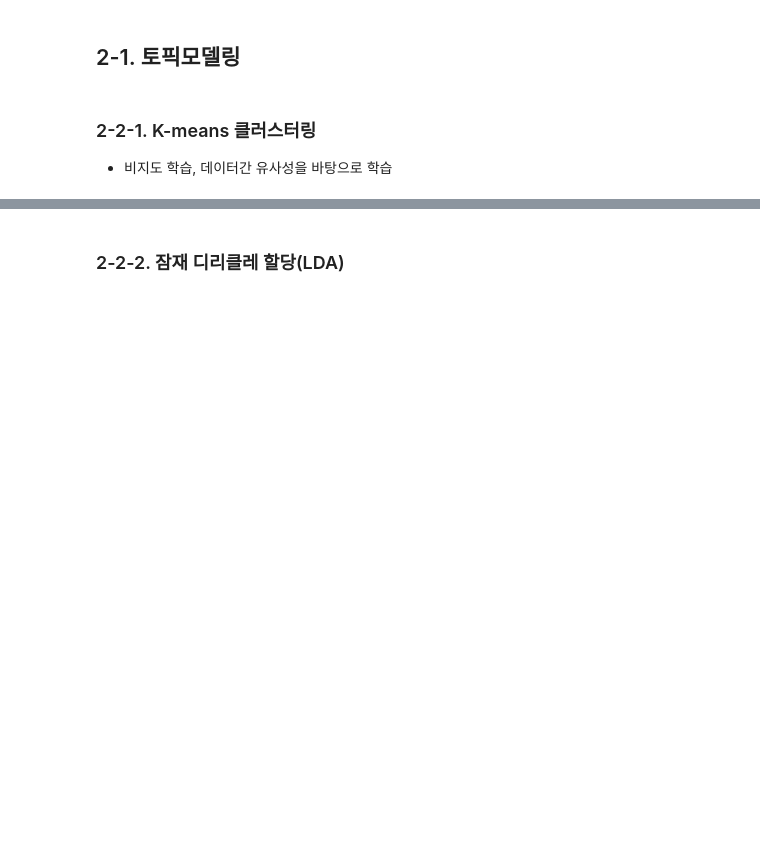
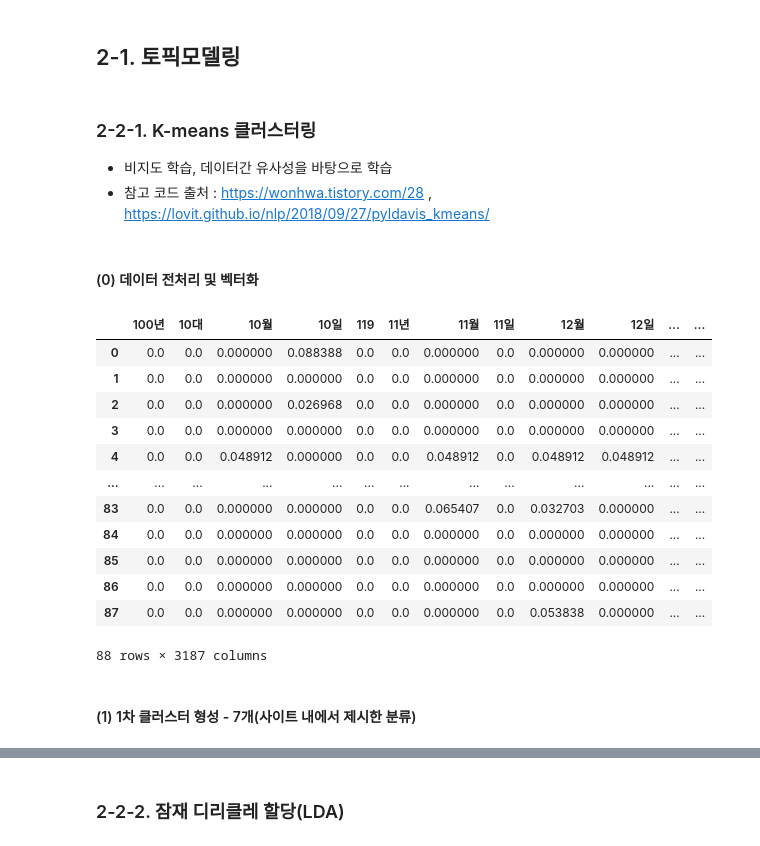
Before and after one commit to An-JIeun/portfolio, a Jupyter notebook: 텍스트마이닝_수업/텍마팀플.ipynb, the cells around one changed output, grey strips where cells are left out. Saved outputs shown, nothing was run; the diff lists cells and outputs as text; code cells hidden in the pictures; blank space fills up the shorter version.

```diff
--- a/텍스트마이닝_수업/텍마팀플.ipynb
+++ b/텍스트마이닝_수업/텍마팀플.ipynb
@@ -333,3 +375,6 @@ make_wc(gen_dict, '총류 분야 출현 빈도 상위 300개 단어', 'PuBu')
 # %% [markdown]
 ### 2-2-1. K-means 클러스터링
 - 비지도 학습, 데이터간 유사성을 바탕으로 학습
+- 참고 코드 출처 : https://wonhwa.tistory.com/28 , https://lovit.github.io/nlp/2018/09/27/pyldavis_kmeans/
+# %% [markdown]
+#### (0) 데이터 전처리 및 벡터화
@@ -335,0 +403,18 @@ make_wc(gen_dict, '총류 분야 출현 빈도 상위 300개 단어', 'PuBu')
+# %%
+vec_df
+# %% [output]
+|  | 100년 | 10대 | 10월 | 10일 | 119 | 11년 | 11월 | 11일 | 12월 | 12일 | ... | ... |
+| 0 | 0.0 | 0.0 | 0.000000 | 0.088388 | 0.0 | 0.0 | 0.000000 | 0.0 | 0.000000 | 0.000000 | ... | ... |
+| 1 | 0.0 | 0.0 | 0.000000 | 0.000000 | 0.0 | 0.0 | 0.000000 | 0.0 | 0.000000 | 0.000000 | ... | ... |
+| 2 | 0.0 | 0.0 | 0.000000 | 0.026968 | 0.0 | 0.0 | 0.000000 | 0.0 | 0.000000 | 0.000000 | ... | ... |
+| 3 | 0.0 | 0.0 | 0.000000 | 0.000000 | 0.0 | 0.0 | 0.000000 | 0.0 | 0.000000 | 0.000000 | ... | ... |
+| 4 | 0.0 | 0.0 | 0.048912 | 0.000000 | 0.0 | 0.0 | 0.048912 | 0.0 | 0.048912 | 0.048912 | ... | ... |
+| ... | ... | ... | ... | ... | ... | ... | ... | ... | ... | ... | ... | ... |
+| 83 | 0.0 | 0.0 | 0.000000 | 0.000000 | 0.0 | 0.0 | 0.065407 | 0.0 | 0.032703 | 0.000000 | ... | ... |
+| 84 | 0.0 | 0.0 | 0.000000 | 0.000000 | 0.0 | 0.0 | 0.000000 | 0.0 | 0.000000 | 0.000000 | ... | ... |
+| 85 | 0.0 | 0.0 | 0.000000 | 0.000000 | 0.0 | 0.0 | 0.000000 | 0.0 | 0.000000 | 0.000000 | ... | ... |
+| 86 | 0.0 | 0.0 | 0.000000 | 0.000000 | 0.0 | 0.0 | 0.000000 | 0.0 | 0.000000 | 0.000000 | ... | ... |
+| 87 | 0.0 | 0.0 | 0.000000 | 0.000000 | 0.0 | 0.0 | 0.000000 | 0.0 | 0.053838 | 0.000000 | ... | ... |
+88 rows × 3187 columns
+# %% [markdown]
+#### (1) 1차 클러스터 형성 - 7개(사이트 내에서 제시한 분류)
```
Also changed, not shown: parts of 19 cells of this notebook.
